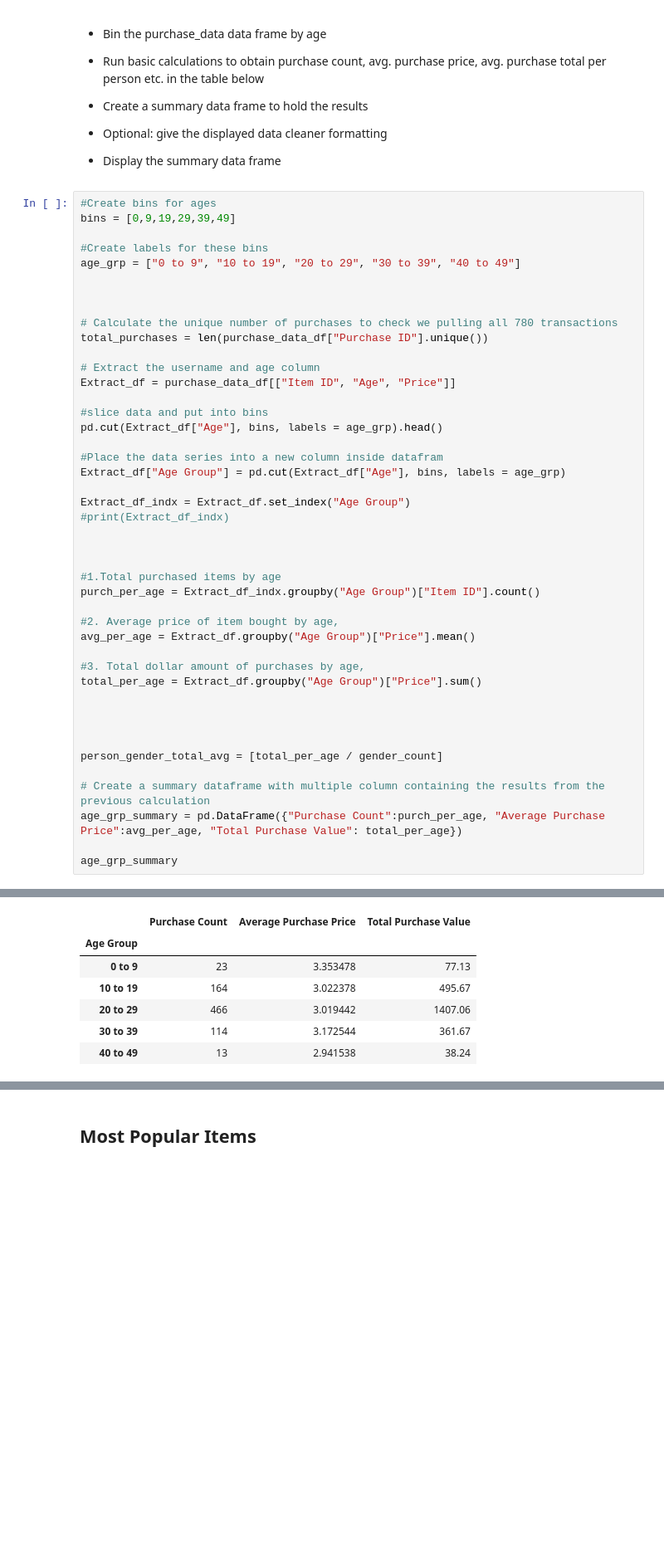
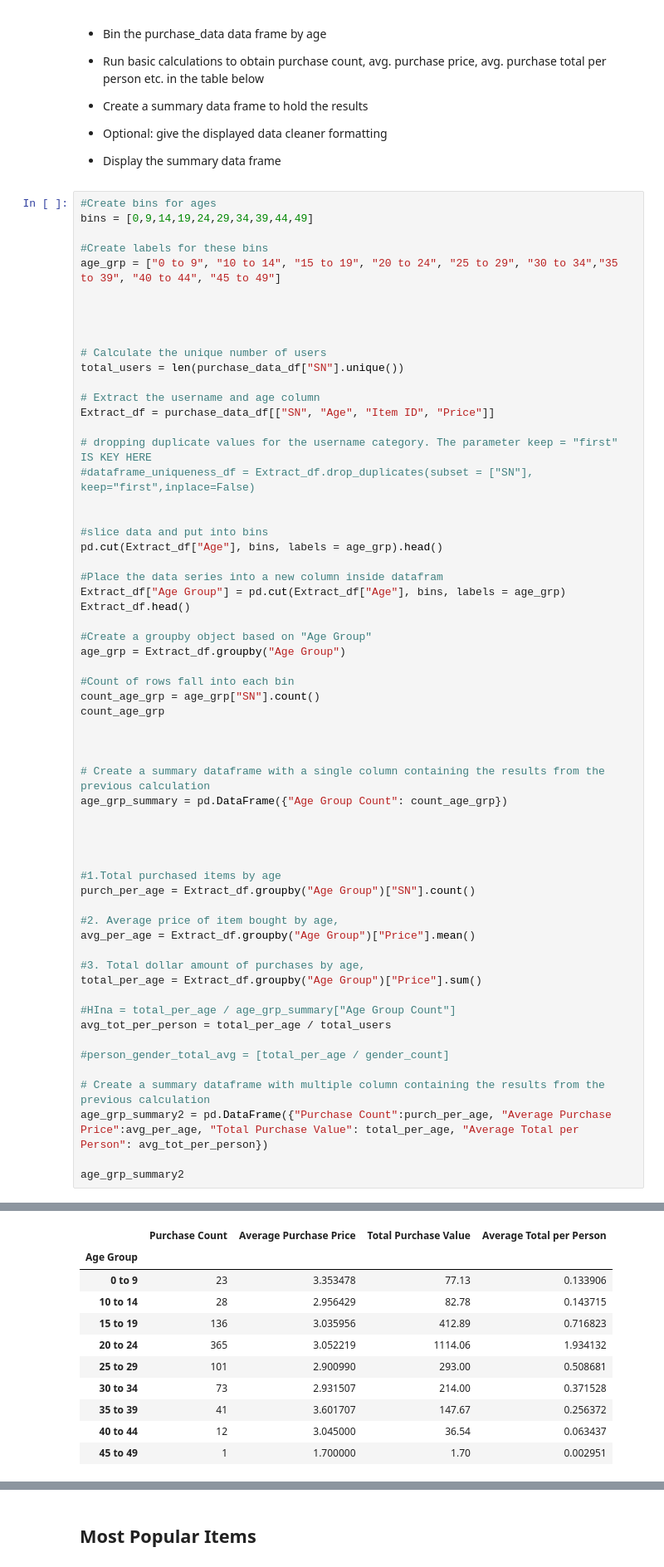
Before and after one commit to HIna-Ahmad/pandas-challenge, a Jupyter notebook: HeroesOfPymoli/HeroesOfPymoli_starter.ipynb, the cells around one changed output, grey strips where cells are left out. Shown: that part at 83% size. Cells and saved outputs as stored; diff of their text form; blank space fills up the shorter version.

```diff
--- a/HeroesOfPymoli/HeroesOfPymoli_starter.ipynb
+++ b/HeroesOfPymoli/HeroesOfPymoli_starter.ipynb
@@ -259,57 +302,77 @@ See the caveats in the documentation: https://pandas.pydata.org/pandas-docs/stab
 * Display the summary data frame
 # %%
 #Create bins for ages
-bins = [0,9,19,29,39,49]
+bins = [0,9,14,19,24,29,34,39,44,49]
 
 #Create labels for these bins
-age_grp = ["0 to 9", "10 to 19", "20 to 29", "30 to 39", "40 to 49"]
+age_grp = ["0 to 9", "10 to 14", "15 to 19", "20 to 24", "25 to 29", "30 to 34","35 to 39", "40 to 44", "45 to 49"]
 
 
 
-# Calculate the unique number of purchases to check we pulling all 780 transactions
-total_purchases = len(purchase_data_df["Purchase ID"].unique())
+
+# Calculate the unique number of users
+total_users = len(purchase_data_df["SN"].unique())
 
 # Extract the username and age column
-Extract_df = purchase_data_df[["Item ID", "Age", "Price"]]
+Extract_df = purchase_data_df[["SN", "Age", "Item ID", "Price"]]
+
+# dropping duplicate values for the username category. The parameter keep = "first" IS KEY HERE
+#dataframe_uniqueness_df = Extract_df.drop_duplicates(subset = ["SN"], keep="first",inplace=False)
+
 
 #slice data and put into bins
 pd.cut(Extract_df["Age"], bins, labels = age_grp).head()
 
 #Place the data series into a new column inside datafram
 Extract_df["Age Group"] = pd.cut(Extract_df["Age"], bins, labels = age_grp)
+Extract_df.head()
 
-Extract_df_indx = Extract_df.set_index("Age Group")
-#print(Extract_df_indx)
+#Create a groupby object based on "Age Group"
+age_grp = Extract_df.groupby("Age Group")
+
+#Count of rows fall into each bin
+count_age_grp = age_grp["SN"].count()
+count_age_grp
+
+
+
+# Create a summary dataframe with a single column containing the results from the previous calculation
+age_grp_summary = pd.DataFrame({"Age Group Count": count_age_grp})
+
 
 
 
 #1.Total purchased items by age
-purch_per_age = Extract_df_indx.groupby("Age Group")["Item ID"].count()
+purch_per_age = Extract_df.groupby("Age Group")["SN"].count()
 
 #2. Average price of item bought by age,
 avg_per_age = Extract_df.groupby("Age Group")["Price"].mean()
 
 #3. Total dollar amount of purchases by age,
 total_per_age = Extract_df.groupby("Age Group")["Price"].sum()
 
+#HIna = total_per_age / age_grp_summary["Age Group Count"]
+avg_tot_per_person = total_per_age / total_users
 
-
-
-person_gender_total_avg = [total_per_age / gender_count]
+#person_gender_total_avg = [total_per_age / gender_count]
 
 # Create a summary dataframe with multiple column containing the results from the previous calculation
-age_grp_summary = pd.DataFrame({"Purchase Count":purch_per_age, "Average Purchase Price":avg_per_age, "Total Purchase Value": total_per_age})
+age_grp_summary2 = pd.DataFrame({"Purchase Count":purch_per_age, "Average Purchase Price":avg_per_age, "Total Purchase Value": total_per_age, "Average Total per Person": avg_tot_per_person})
 
-age_grp_summary
+age_grp_summary2
 # %% [output]
 A value is trying to be set on a copy of a slice from a DataFrame.
 Try using .loc[row_indexer,col_indexer] = value instead
 
 See the caveats in the documentation: https://pandas.pydata.org/pandas-docs/stable/user_guide/indexing.html#returning-a-view-versus-a-copy
-|  | Purchase Count | Average Purchase Price | Total Purchase Value |
-| Age Group |  |  |  |
-| 0 to 9 | 23 | 3.353478 | 77.13 |
-| 10 to 19 | 164 | 3.022378 | 495.67 |
-| 20 to 29 | 466 | 3.019442 | 1407.06 |
-| 30 to 39 | 114 | 3.172544 | 361.67 |
-| 40 to 49 | 13 | 2.941538 | 38.24 |
+|  | Purchase Count | Average Purchase Price | Total Purchase Value | Average Total per Person |
+| Age Group |  |  |  |  |
+| 0 to 9 | 23 | 3.353478 | 77.13 | 0.133906 |
+| 10 to 14 | 28 | 2.956429 | 82.78 | 0.143715 |
+| 15 to 19 | 136 | 3.035956 | 412.89 | 0.716823 |
+| 20 to 24 | 365 | 3.052219 | 1114.06 | 1.934132 |
+| 25 to 29 | 101 | 2.900990 | 293.00 | 0.508681 |
+| 30 to 34 | 73 | 2.931507 | 214.00 | 0.371528 |
+| 35 to 39 | 41 | 3.601707 | 147.67 | 0.256372 |
+| 40 to 44 | 12 | 3.045000 | 36.54 | 0.063437 |
+| 45 to 49 | 1 | 1.700000 | 1.70 | 0.002951 |
```
Also changed, not shown: parts of 8 cells of this notebook.
